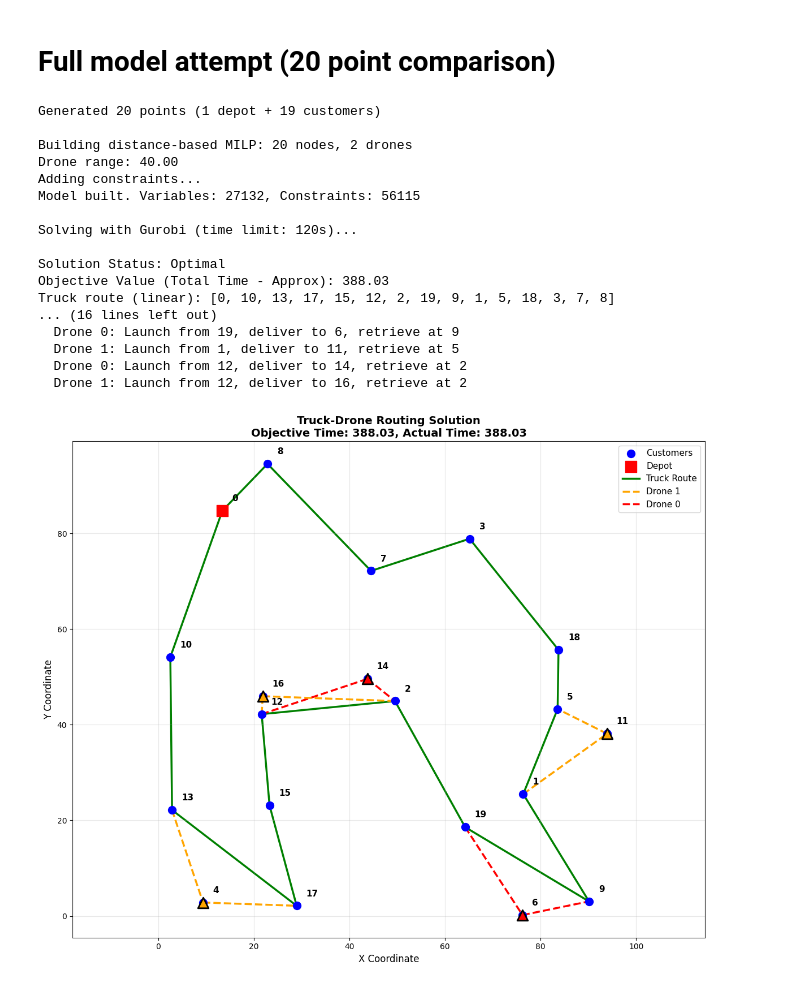
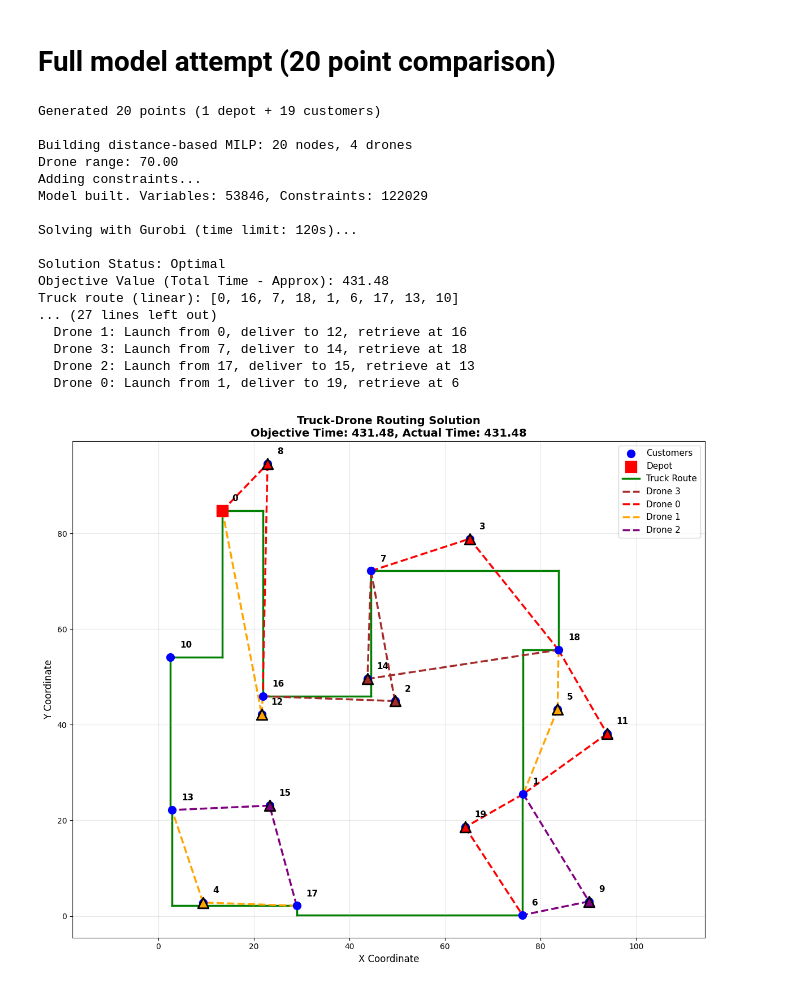
Before and after one commit to Kymapo/ISE754, a Jupyter notebook: ISE754 Project.ipynb, the cells around one changed output. Drawn from its saved outputs; the diff is of its cells as text; code cells hidden in the pictures.

```diff
--- a/ISE754 Project.ipynb
+++ b/ISE754 Project.ipynb
@@ -544,6 +544,7 @@ def solve_tdrp_distance_based(points, distance_type, num_drones, drone_range,
 
     Args:
         points: List of (x, y) coordinates, with points[0] as depot
+        distance_type: 'euclidean' or 'manhattan'
         num_drones: Number of available drones
         drone_range: Maximum distance a drone can fly (out + back)
         truck_speed: Speed of truck
@@ -681,12 +682,13 @@ def solve_tdrp_distance_based(points, distance_type, num_drones, drone_range,
 
     # C5: Drone range constraint - simplified version
     # Drone can only deliver if total distance (launch to customer to retrieval) <= range
+    euclidean = euclidean_matrix(points)
     for i in C:
         for j in N:
             if i != j:
                 for k in range(num_drones):
                     # Minimum possible drone trip from any location
-                    min_drone_dist = min(D[j][i] + D[i][m] for m in N if m != i)                                        ############## This should be min!!! ##############
+                    min_drone_dist = min(euclidean[j][i] + euclidean[i][m] for m in N if m != i)                                        ############## This should be min!!! ##############
                     if min_drone_dist > drone_range:
                         # If even the best case violates range, forbid this delivery
                         model += drone_delivers[i, j, k] == 0, f"Range_forbid_{i}_{j}_{k}"
@@ -812,7 +814,7 @@ def solve_tdrp_distance_based(points, distance_type, num_drones, drone_range,
 
 
 
-    total_time = calculate_tour_time_milp(points, truck_route, drone_ops, truck_speed, drone_speed)
+    total_time = calculate_tour_time_milp(points, distance_type, truck_route, drone_ops, truck_speed, drone_speed)
 
     print(f"\nTruck visits {len([i for i in truck_route if i != depot])} customers")
     print(f"Drones deliver to {len(drone_ops)} customers")
@@ -837,9 +839,14 @@ def solve_tdrp_distance_based(points, distance_type, num_drones, drone_range,
         'model': model
     }
 
-def calculate_tour_time_milp(points, truck_route, drone_ops, truck_speed, drone_speed):
+def calculate_tour_time_milp(points, distance_type, truck_route, drone_ops, truck_speed, drone_speed):
     """Calculate actual tour time considering truck and drone speeds."""
-    D = euclidean_matrix(points)
+    if distance_type == 'euclidean':
+        D = euclidean_matrix(points)
+    elif distance_type == 'manhattan':
+        D = manhattan_matrix(points)
+    else:
+        raise ValueError("Invalid distance_type. Choose 'euclidean' or 'manhattan'.")
 
     # Get drone customers
     drone_customers = [op[1] for op in drone_ops]
@@ -961,50 +968,56 @@ if __name__ == "__main__":
     # Generate small instance
     random.seed(1)
     n = 20
-    #points = [(50, 50)]  # Depot at center
     points = [(random.random()*100, random.random()*100) for _ in range(n)]
-    distance_type = 'euclidean'                                                         ########### Change distance type here #############
+
+    f = open("pointsT.csv", "w+")
+    for p in points:
+        f.write(f"{p[0]},{p[1]}\n")
+    f.close()
+
+
+    distance_type = 'manhattan'                                                         ########### Change distance type here #############
 
     print(f"Generated {n} points (1 depot + {n-1} customers)\n")
 
     # Solve with distance-based model
     solution = solve_tdrp_distance_based(
         points,
         distance_type,
-        num_drones=2,
-        drone_range=40.0,    # Max distance for drone round trip
+        num_drones=4,
+        drone_range=70.0,    # Max distance for drone round trip
         truck_speed=1.0,
         drone_speed=1.25,
         time_limit=120
     )
 
     if solution:
         print("\n" + "="*70)
         print("SOLUTION SUMMARY")
         print("="*70)
         print(f"Truck Route: {solution['truck_route']}")
         print(f"\nDrone Operations (launch, customer, retrieval, drone_id):")
         for op in solution['drone_operations']:
             print(f"  Drone {op[3]}: Launch from {op[0]}, deliver to {op[1]}, retrieve at {op[2]}")
 
         # Visualize
         visualize_stdrp_solution(points, distance_type, solution)
 # %% [output]
 Generated 20 points (1 depot + 19 customers)
 
-Building distance-based MILP: 20 nodes, 2 drones
-Drone range: 40.00
+Building distance-based MILP: 20 nodes, 4 drones
+Drone range: 70.00
 Adding constraints...
-Model built. Variables: 27132, Constraints: 56115
+Model built. Variables: 53846, Constraints: 122029
 
 Solving with Gurobi (time limit: 120s)...
 
 Solution Status: Optimal
-Objective Value (Total Time - Approx): 388.03
-Truck route (linear): [0, 10, 13, 17, 15, 12, 2, 19, 9, 1, 5, 18, 3, 7, 8]
-... (16 lines left out)
-  Drone 0: Launch from 19, deliver to 6, retrieve at 9
-  Drone 1: Launch from 1, deliver to 11, retrieve at 5
-  Drone 0: Launch from 12, deliver to 14, retrieve at 2
-  Drone 1: Launch from 12, deliver to 16, retrieve at 2
+Objective Value (Total Time - Approx): 431.48
+Truck route (linear): [0, 16, 7, 18, 1, 6, 17, 13, 10]
+... (27 lines left out)
+  Drone 1: Launch from 0, deliver to 12, retrieve at 16
+  Drone 3: Launch from 7, deliver to 14, retrieve at 18
+  Drone 2: Launch from 17, deliver to 15, retrieve at 13
+  Drone 0: Launch from 1, deliver to 19, retrieve at 6
-[figure, old version]
+[figure, new version]
```
